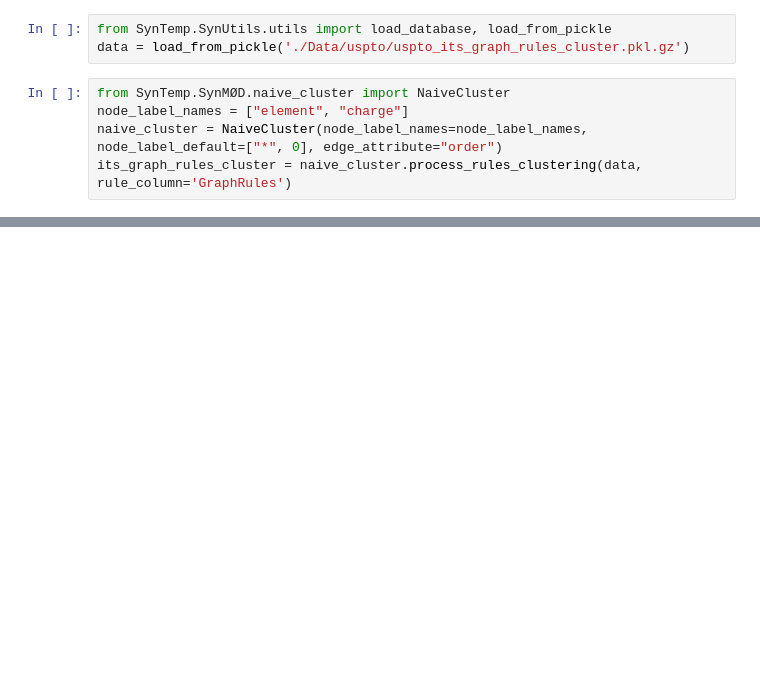
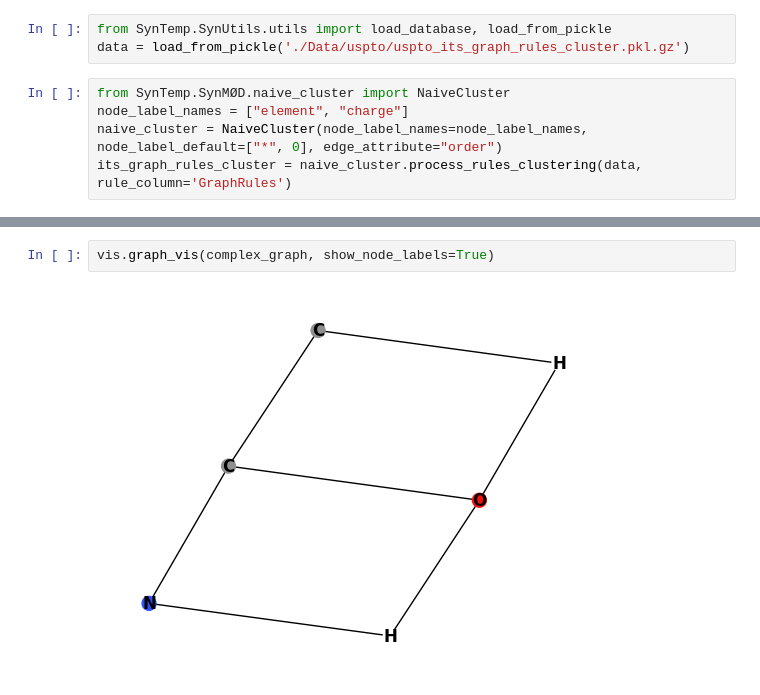
Before and after one commit to TieuLongPhan/SynTemp, a Jupyter notebook: test.ipynb, the cells around one changed output, grey strips where cells are left out. Cells and saved outputs as stored; diff of their text form; blank space fills up the shorter version.

```diff
--- a/test.ipynb
+++ b/test.ipynb
@@ -108,0 +591,4 @@ nx.draw(G, with_labels=True)
+# %%
+vis.graph_vis(complex_graph, show_node_labels=True)
+# %% [output]
+[figure, added]
```
Also changed, not shown: parts of 57 cells of this notebook, 8 other files.
